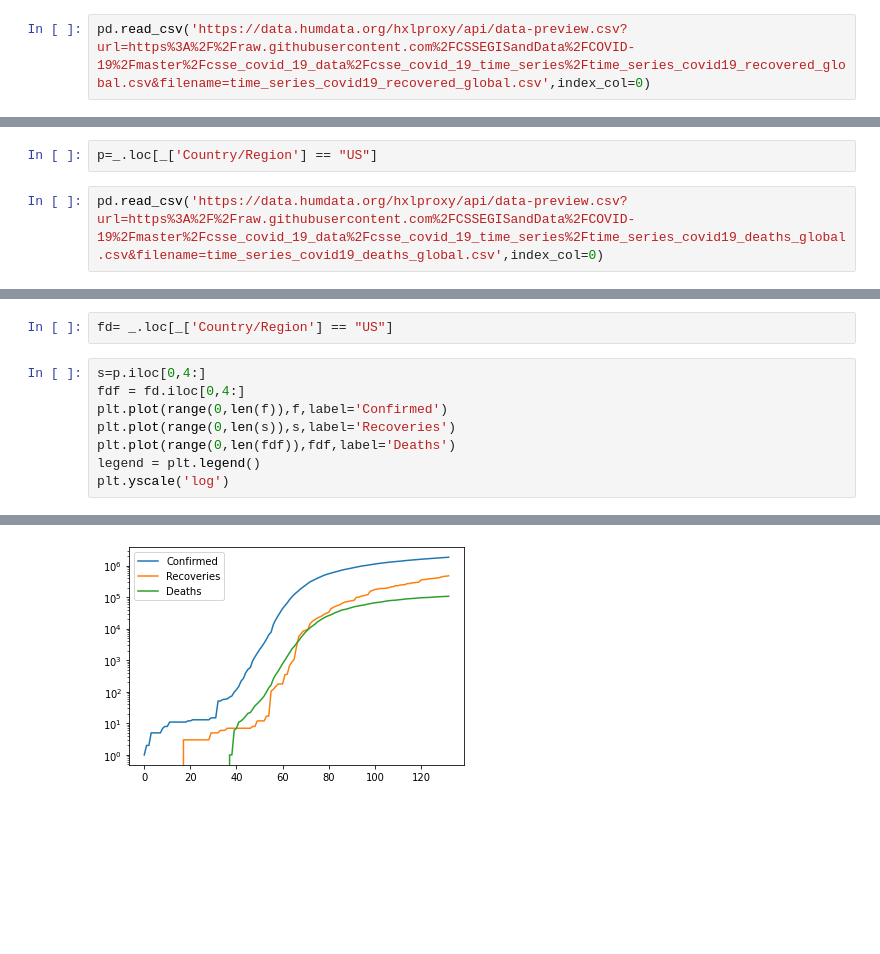
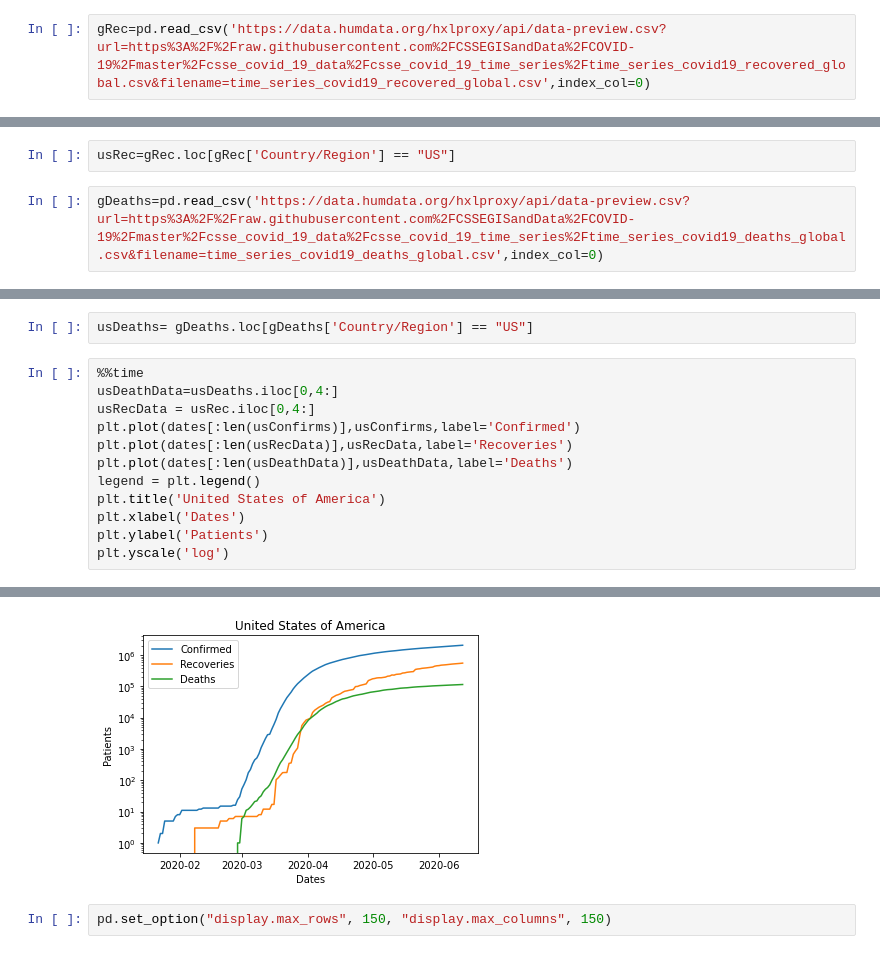
Before and after one commit to RahulBatra065/Report-on-Covid-19, a Jupyter notebook: Untitled1.ipynb, the cells around one changed output, grey strips where cells are left out. Drawn from its saved outputs; the diff is of its cells as text; blank space fills up the shorter version.

```diff
--- a/Untitled1.ipynb
+++ b/Untitled1.ipynb
@@ -38,2 +64,2 @@ plt.yscale('log')
 # %%
-pd.read_csv('https://data.humdata.org/hxlproxy/api/data-preview.csv?url=https%3A%2F%2Fraw.githubusercontent.com%2FCSSEGISandData%2FCOVID-19%2Fmaster%2Fcsse_covid_19_data%2Fcsse_covid_19_time_series%2Ftime_series_covid19_recovered_global.csv&filename=time_series_covid19_recovered_global.csv',index_col=0)
+gRec=pd.read_csv('https://data.humdata.org/hxlproxy/api/data-preview.csv?url=https%3A%2F%2Fraw.githubusercontent.com%2FCSSEGISandData%2FCOVID-19%2Fmaster%2Fcsse_covid_19_data%2Fcsse_covid_19_time_series%2Ftime_series_covid19_recovered_global.csv&filename=time_series_covid19_recovered_global.csv',index_col=0)
@@ -55,4 +66,4 @@ pd.read_csv('https://data.humdata.org/hxlproxy/api/data-preview.csv?url=https%3A
 # %%
-p=_.loc[_['Country/Region'] == "US"]
+usRec=gRec.loc[gRec['Country/Region'] == "US"]
 # %%
-pd.read_csv('https://data.humdata.org/hxlproxy/api/data-preview.csv?url=https%3A%2F%2Fraw.githubusercontent.com%2FCSSEGISandData%2FCOVID-19%2Fmaster%2Fcsse_covid_19_data%2Fcsse_covid_19_time_series%2Ftime_series_covid19_deaths_global.csv&filename=time_series_covid19_deaths_global.csv',index_col=0)
+gDeaths=pd.read_csv('https://data.humdata.org/hxlproxy/api/data-preview.csv?url=https%3A%2F%2Fraw.githubusercontent.com%2FCSSEGISandData%2FCOVID-19%2Fmaster%2Fcsse_covid_19_data%2Fcsse_covid_19_time_series%2Ftime_series_covid19_deaths_global.csv&filename=time_series_covid19_deaths_global.csv',index_col=0)
@@ -74,11 +70,15 @@ pd.read_csv('https://data.humdata.org/hxlproxy/api/data-preview.csv?url=https%3A
 # %%
-fd= _.loc[_['Country/Region'] == "US"]
+usDeaths= gDeaths.loc[gDeaths['Country/Region'] == "US"]
 # %%
-s=p.iloc[0,4:]
-fdf = fd.iloc[0,4:]
-plt.plot(range(0,len(f)),f,label='Confirmed')
-plt.plot(range(0,len(s)),s,label='Recoveries')
-plt.plot(range(0,len(fdf)),fdf,label='Deaths')
+%%time
+usDeathData=usDeaths.iloc[0,4:]
+usRecData = usRec.iloc[0,4:]
+plt.plot(dates[:len(usConfirms)],usConfirms,label='Confirmed')
+plt.plot(dates[:len(usRecData)],usRecData,label='Recoveries')
+plt.plot(dates[:len(usDeathData)],usDeathData,label='Deaths')
 legend = plt.legend()
+plt.title('United States of America')
+plt.xlabel('Dates')
+plt.ylabel('Patients')
 plt.yscale('log')
 # %% [output]
@@ -85 +87,3 @@ plt.yscale('log')
-[figure, old version]
+[figure, new version]
+# %%
+pd.set_option("display.max_rows", 150, "display.max_columns", 150)
```
Also changed, not shown: parts of 18 cells of this notebook, 1 other file.
